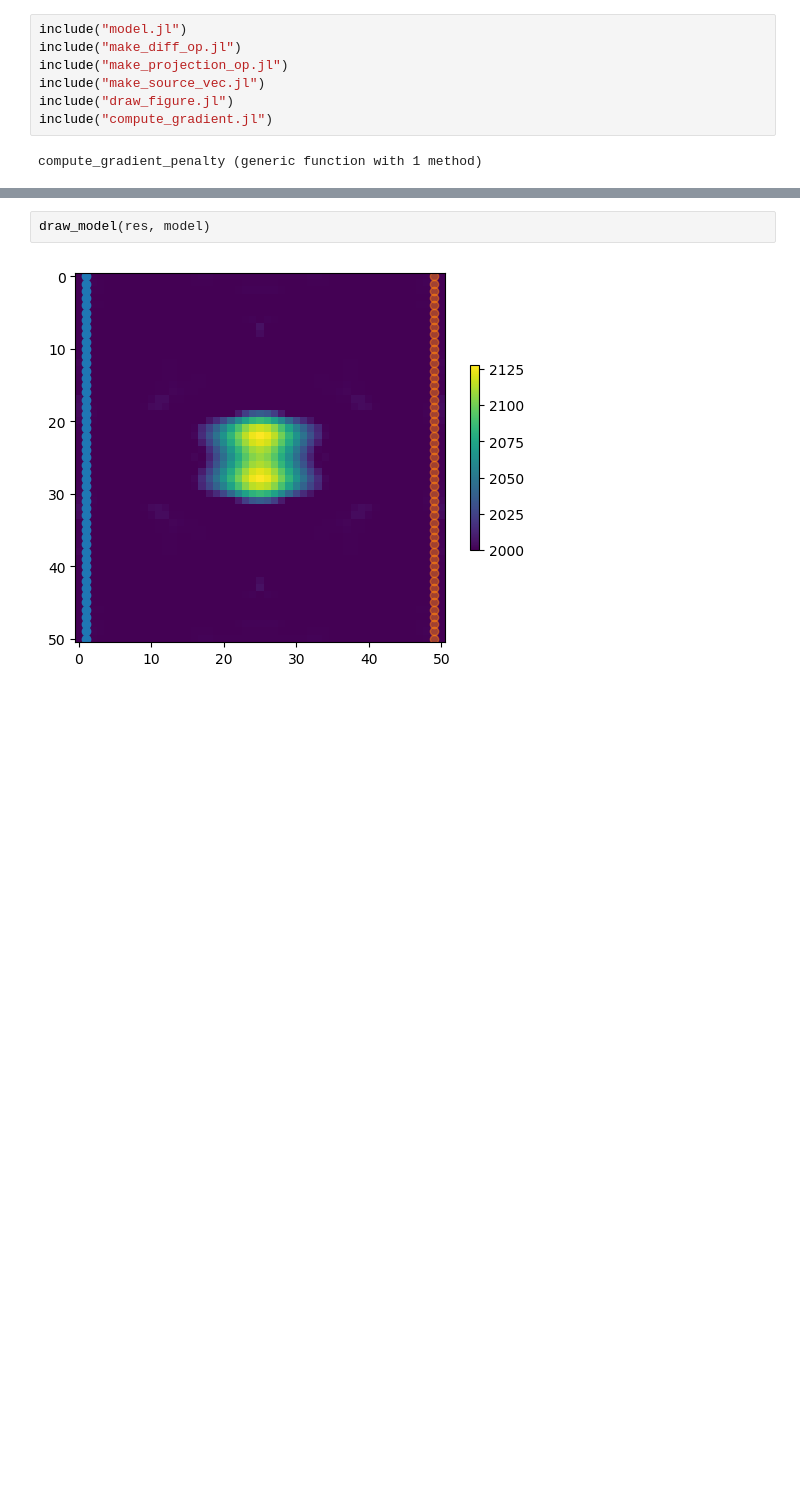
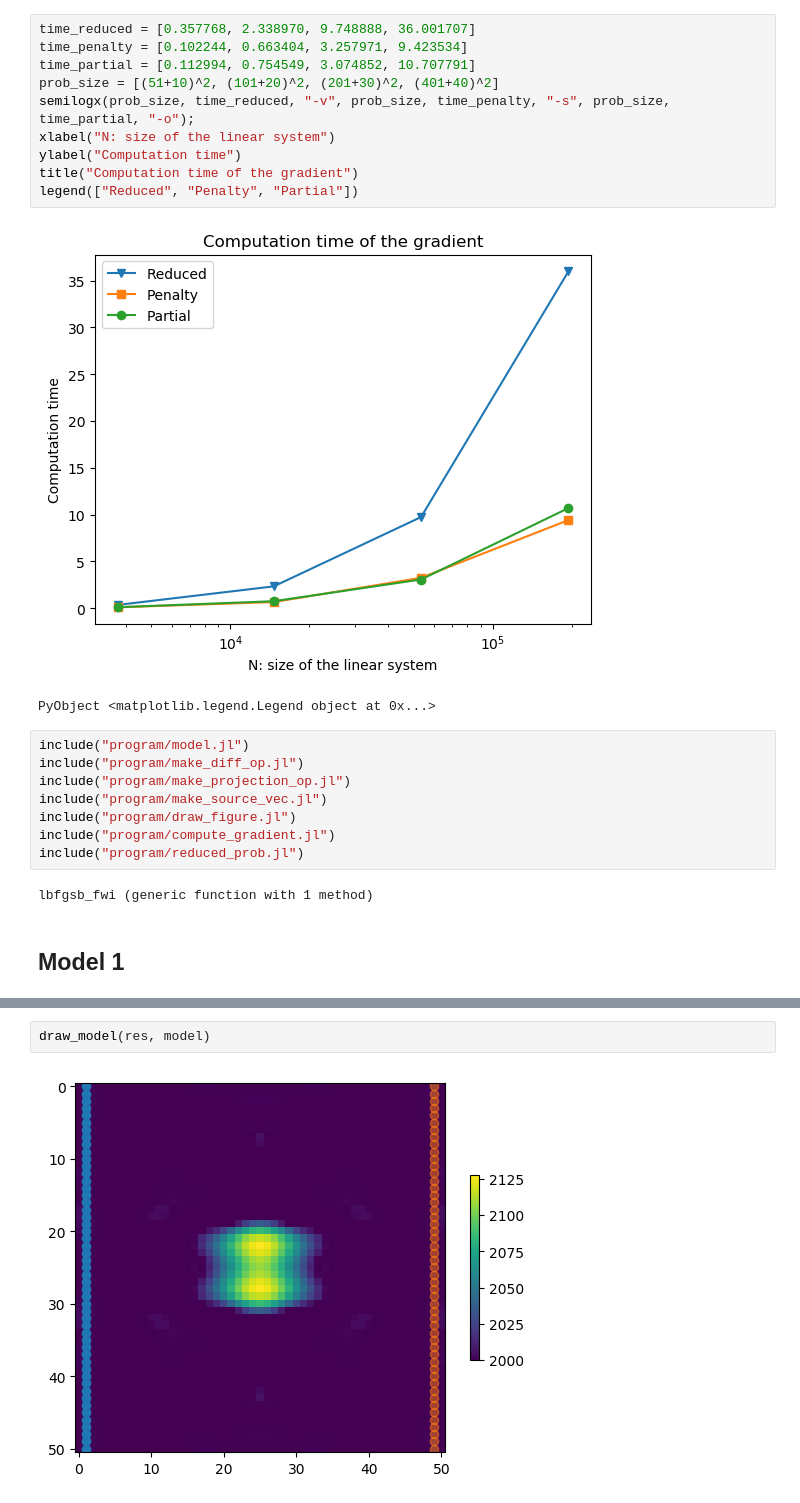
Before and after one commit to zzar43/FWI_Prog, a Jupyter notebook: prog1.ipynb, the cells around one changed output, grey strips where cells are left out. Drawn from its saved outputs; the diff is of its cells as text; blank space fills up the shorter version.

```diff
--- a/prog1.ipynb
+++ b/prog1.ipynb
@@ -1,12 +40,28 @@
+# %%
+time_reduced = [0.357768, 2.338970, 9.748888, 36.001707]
+time_penalty = [0.102244, 0.663404, 3.257971, 9.423534]
+time_partial = [0.112994, 0.754549, 3.074852, 10.707791]
+prob_size = [(51+10)^2, (101+20)^2, (201+30)^2, (401+40)^2]
+semilogx(prob_size, time_reduced, "-v", prob_size, time_penalty, "-s", prob_size, time_partial, "-o");
+xlabel("N: size of the linear system")
+ylabel("Computation time")
+title("Computation time of the gradient")
+legend(["Reduced", "Penalty", "Partial"])
+# %% [output]
+[figure, added]
+PyObject <matplotlib.legend.Legend object at 0x...>
 # %%
-include("model.jl")
-include("make_diff_op.jl")
-include("make_projection_op.jl")
-include("make_source_vec.jl")
-include("draw_figure.jl")
-include("compute_gradient.jl")
+include("program/model.jl")
+include("program/make_diff_op.jl")
+include("program/make_projection_op.jl")
+include("program/make_source_vec.jl")
+include("program/draw_figure.jl")
+include("program/compute_gradient.jl")
+include("program/reduced_prob.jl")
 # %% [output]
-compute_gradient_penalty (generic function with 1 method)
+lbfgsb_fwi (generic function with 1 method)
+# %% [markdown]
+## Model 1
 # %%
 Nx = 51; Ny = 51;
 dx = 20; dy = 20;
```
Also changed, not shown: parts of 41 cells of this notebook, 2 other files.
